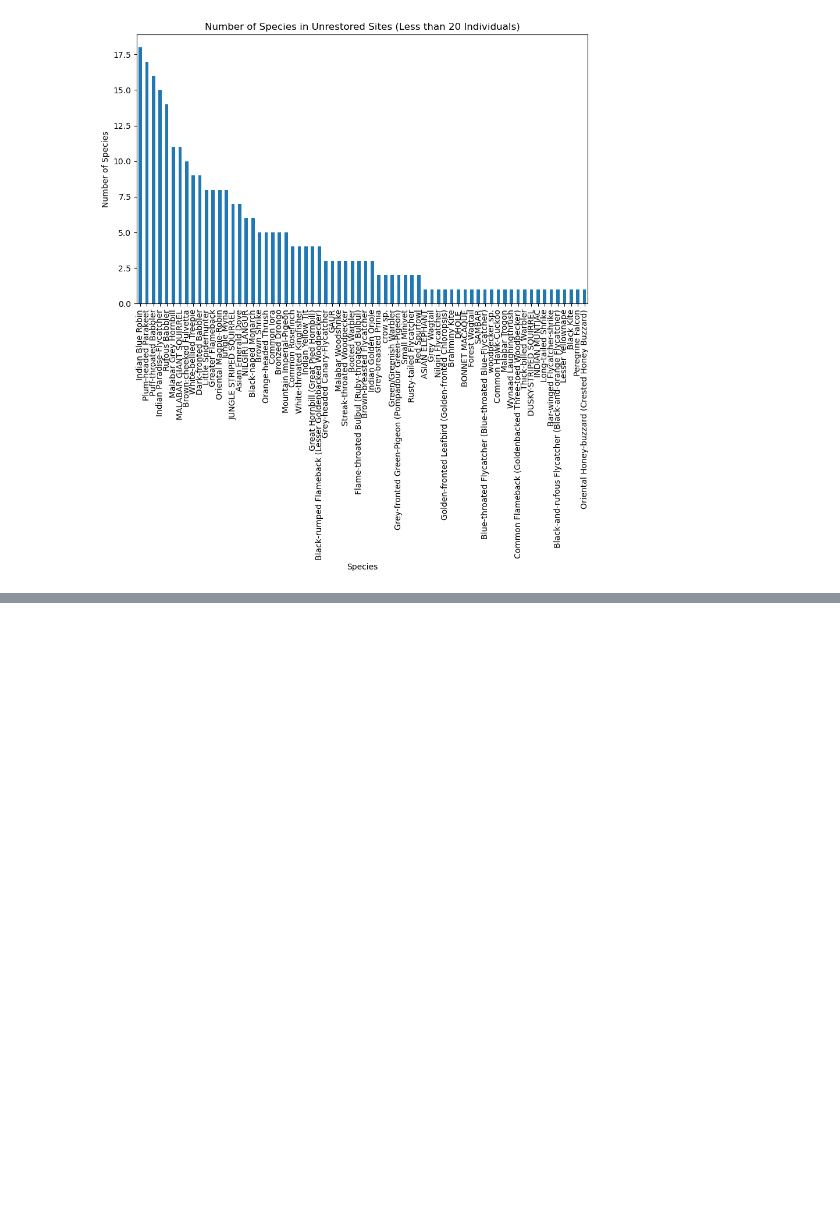
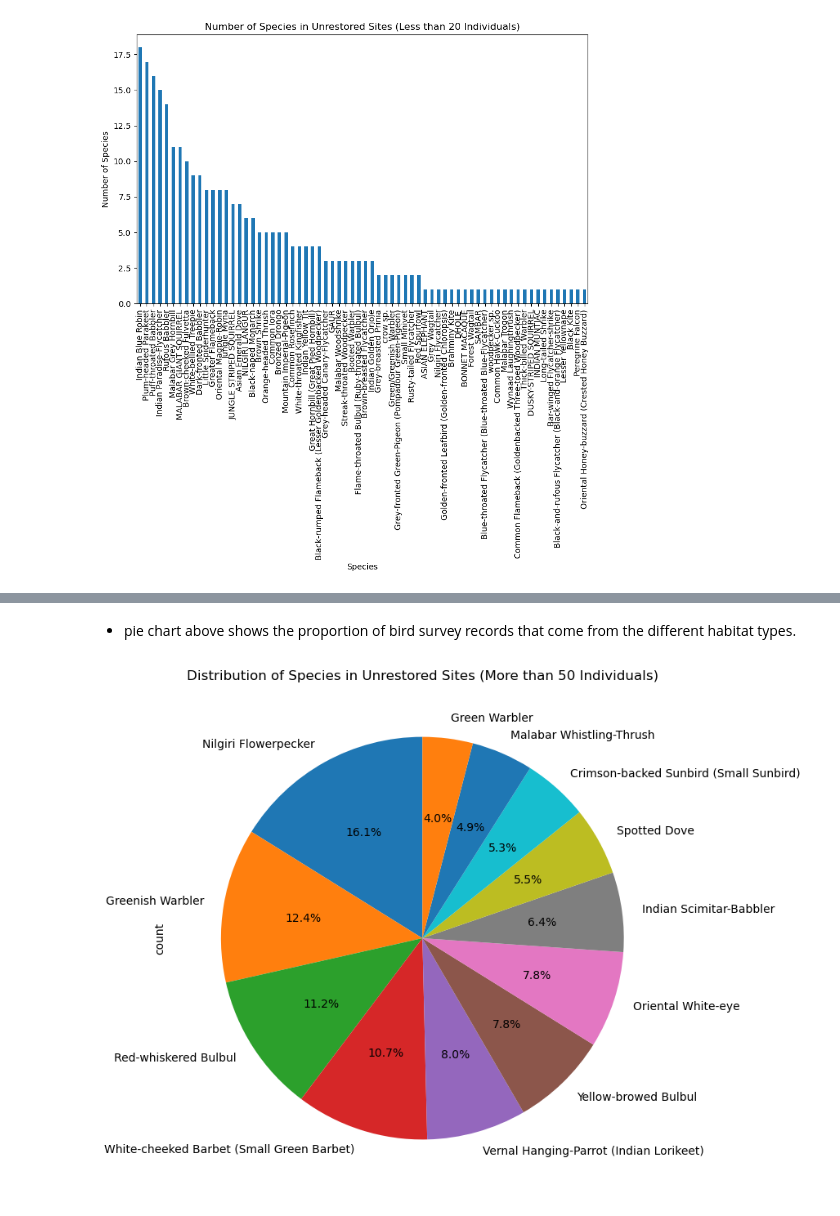
Before and after one commit to enyakemp21/BIO_350, a Jupyter notebook: Final_Project.ipynb, the cells around one changed output, grey strips where cells are left out. Drawn from its saved outputs; the diff is of its cells as text; code cells hidden in the pictures; blank space fills up the shorter version.

```diff
--- a/Final_Project.ipynb
+++ b/Final_Project.ipynb
@@ -89,0 +212,13 @@ plt.show()
+# %% [markdown]
+- pie chart above shows the proportion of bird survey records that come from the different habitat types.
+# %%
+# plot a pie chart of unrestored Site_type Species and Species number only if there are more than 50 individuals
+unrestored_data=df[df['Site_type']=='Unrestored']
+species_counts=unrestored_data['Species'].value_counts()
+filtered_species_counts=species_counts[species_counts>50]
+plt.figure(figsize=(8,8))
+filtered_species_counts.plot(kind='pie', autopct='%1.1f%%', startangle=90)
+plt.title('Distribution of Species in Unrestored Sites (More than 50 Individuals)')
+plt.show()
+# %% [output]
+[figure, added]
```
Also changed, not shown: parts of 7 cells of this notebook.
